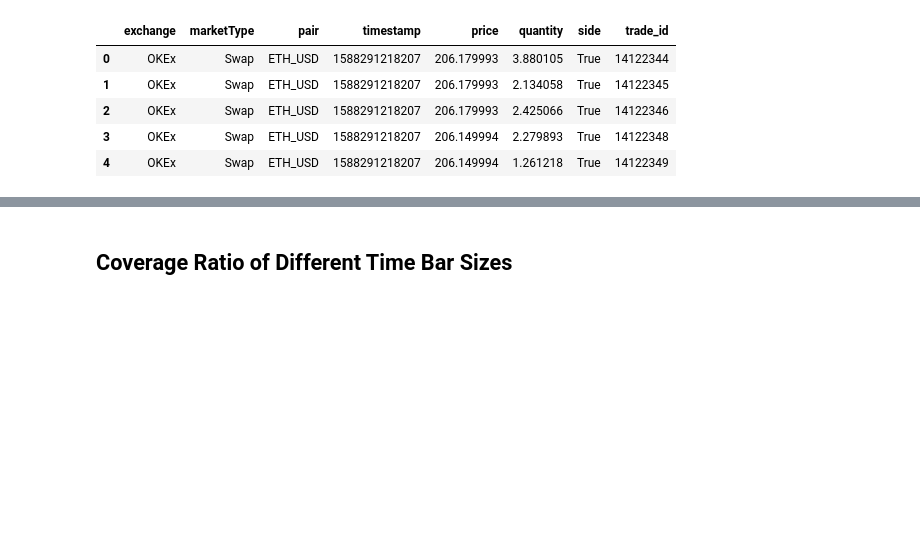
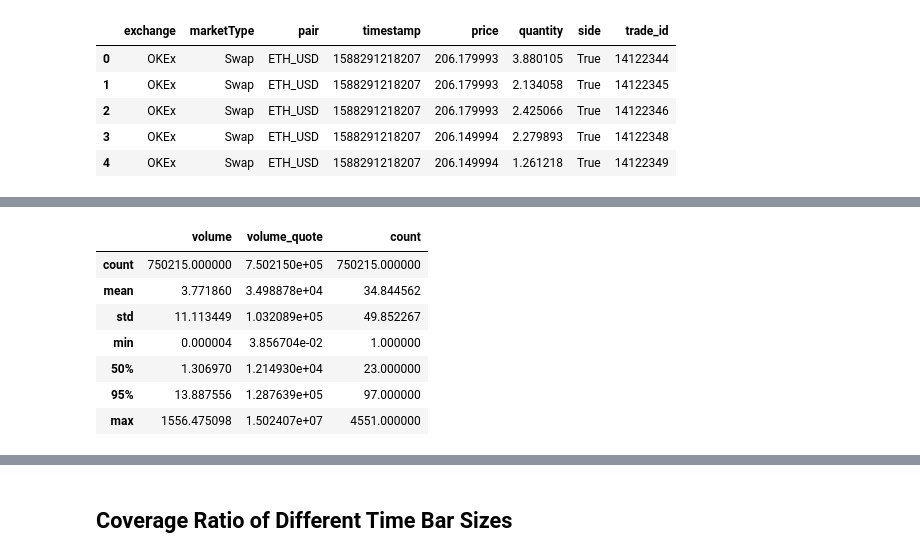
Before and after one commit to soulmachine/crypto-notebooks, a Jupyter notebook: analysis/time-bar-coverage-ratio.ipynb, the cells around one changed output, grey strips where cells are left out. Cells and saved outputs as stored; diff of their text form; code cells hidden in the pictures; blank space fills up the shorter version.

```diff
--- a/analysis/time-bar-coverage-ratio.ipynb
+++ b/analysis/time-bar-coverage-ratio.ipynb
@@ -76,0 +131,11 @@ read_csv(get_csv_file(*ETH_PAIRS[-1])).head()
+# %%
+btc_binance_time_bars[['volume', 'volume_quote', 'count']].describe([0.5, 0.95])
+# %% [output]
+|  | volume | volume_quote | count |
+| count | 750215.000000 | 7.502150e+05 | 750215.000000 |
+| mean | 3.771860 | 3.498878e+04 | 34.844562 |
+| std | 11.113449 | 1.032089e+05 | 49.852267 |
+| min | 0.000004 | 3.856704e-02 | 1.000000 |
+| 50% | 1.306970 | 1.214930e+04 | 23.000000 |
+| 95% | 13.887556 | 1.287639e+05 | 97.000000 |
+| max | 1556.475098 | 1.502407e+07 | 4551.000000 |
```
Also changed, not shown: parts of 13 cells of this notebook.
